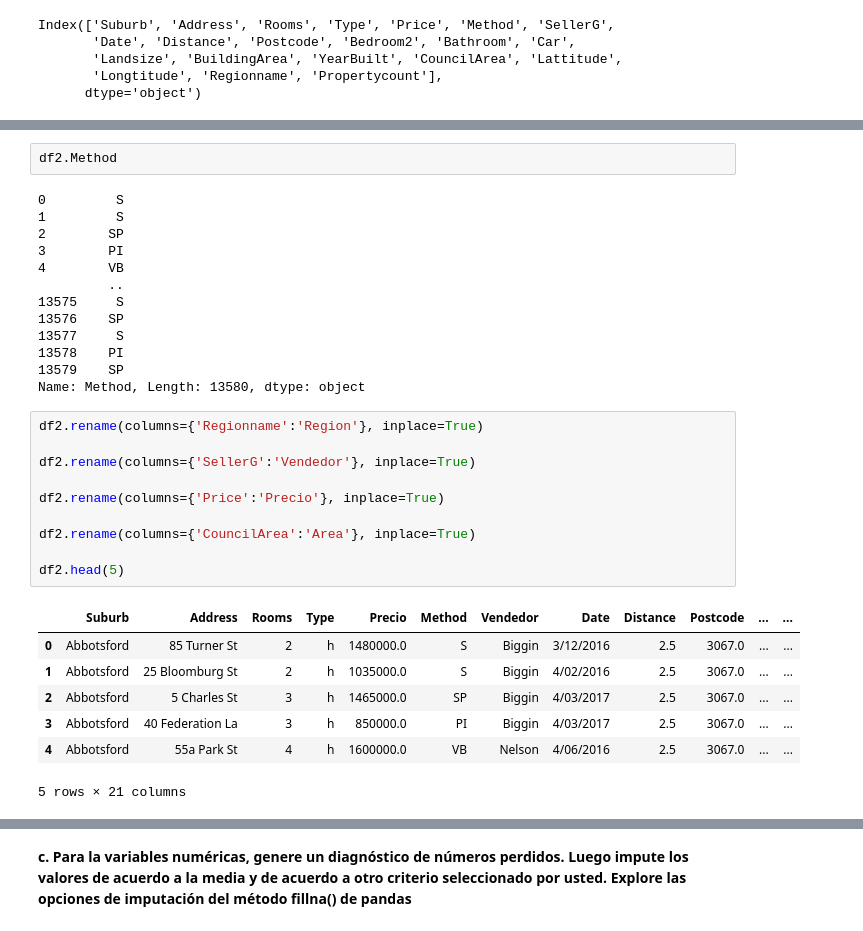
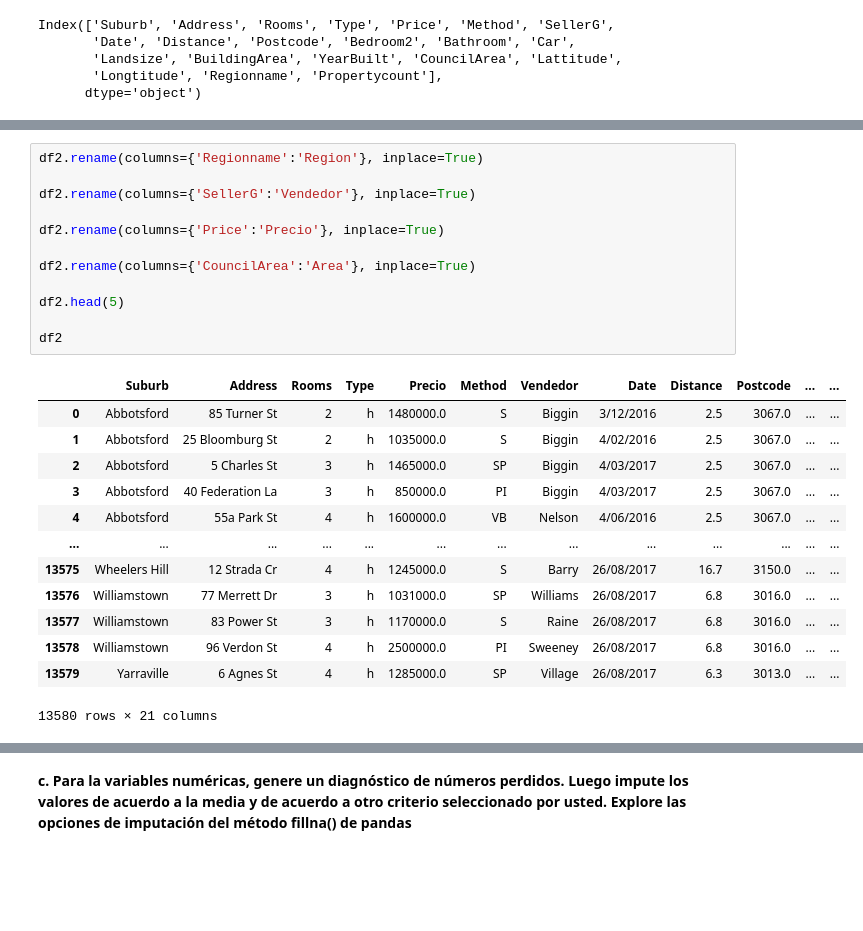
Before and after one commit to marievera/Ejercicios_Python, a Jupyter notebook: Miniproyecto1.ipynb, the cells around one changed output, grey strips where cells are left out. Cells and saved outputs as stored; diff of their text form; blank space fills up the shorter version.

```diff
--- a/Miniproyecto1.ipynb
+++ b/Miniproyecto1.ipynb
@@ -524,33 +487,26 @@ Name: Type, Length: 13580, dtype: object
-# %%
-df2.Method
-# %% [output]
-0         S
-1         S
-2        SP
-3        PI
-4        VB
-         ..
-13575     S
-13576    SP
-13577     S
-13578    PI
-13579    SP
-Name: Method, Length: 13580, dtype: object
 # %%
 df2.rename(columns={'Regionname':'Region'}, inplace=True)
 
 df2.rename(columns={'SellerG':'Vendedor'}, inplace=True)
 
 df2.rename(columns={'Price':'Precio'}, inplace=True)
 
 df2.rename(columns={'CouncilArea':'Area'}, inplace=True)
 
 df2.head(5)
+
+df2
 # %% [output]
 |  | Suburb | Address | Rooms | Type | Precio | Method | Vendedor | Date | Distance | Postcode | ... | ... |
 | 0 | Abbotsford | 85 Turner St | 2 | h | 1480000.0 | S | Biggin | 3/12/2016 | 2.5 | 3067.0 | ... | ... |
 | 1 | Abbotsford | 25 Bloomburg St | 2 | h | 1035000.0 | S | Biggin | 4/02/2016 | 2.5 | 3067.0 | ... | ... |
 | 2 | Abbotsford | 5 Charles St | 3 | h | 1465000.0 | SP | Biggin | 4/03/2017 | 2.5 | 3067.0 | ... | ... |
 | 3 | Abbotsford | 40 Federation La | 3 | h | 850000.0 | PI | Biggin | 4/03/2017 | 2.5 | 3067.0 | ... | ... |
 | 4 | Abbotsford | 55a Park St | 4 | h | 1600000.0 | VB | Nelson | 4/06/2016 | 2.5 | 3067.0 | ... | ... |
+| ... | ... | ... | ... | ... | ... | ... | ... | ... | ... | ... | ... | ... |
+| 13575 | Wheelers Hill | 12 Strada Cr | 4 | h | 1245000.0 | S | Barry | 26/08/2017 | 16.7 | 3150.0 | ... | ... |
+| 13576 | Williamstown | 77 Merrett Dr | 3 | h | 1031000.0 | SP | Williams | 26/08/2017 | 6.8 | 3016.0 | ... | ... |
+| 13577 | Williamstown | 83 Power St | 3 | h | 1170000.0 | S | Raine | 26/08/2017 | 6.8 | 3016.0 | ... | ... |
+| 13578 | Williamstown | 96 Verdon St | 4 | h | 2500000.0 | PI | Sweeney | 26/08/2017 | 6.8 | 3016.0 | ... | ... |
+| 13579 | Yarraville | 6 Agnes St | 4 | h | 1285000.0 | SP | Village | 26/08/2017 | 6.3 | 3013.0 | ... | ... |
-5 rows × 21 columns
+13580 rows × 21 columns
```
Also changed, not shown: parts of 30 cells of this notebook.
